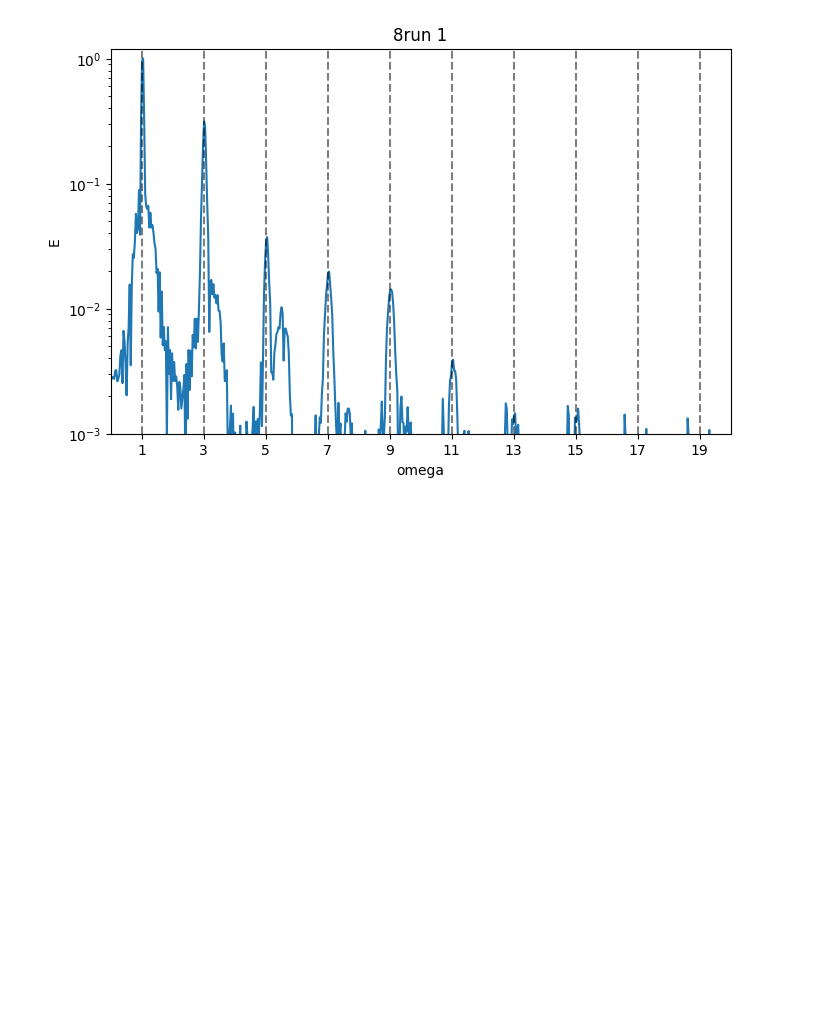
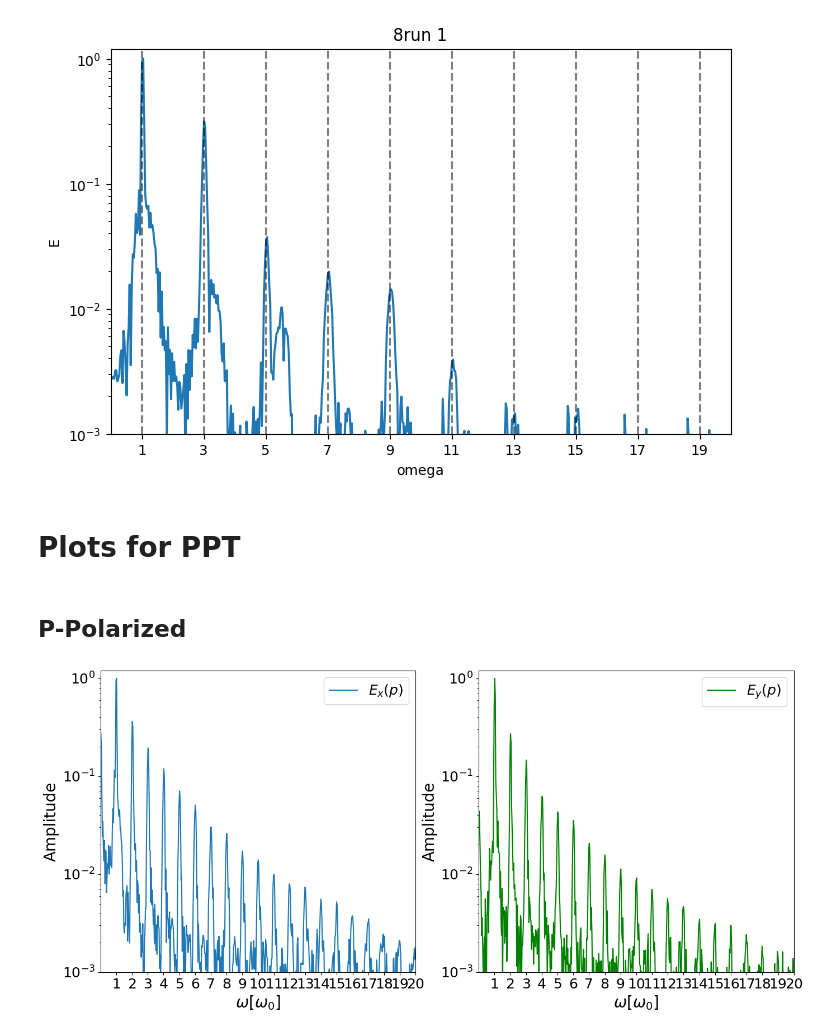
Before and after one commit to Hari31416/MSc_Project, a Jupyter notebook: EPOCH/TwoD/Final/plots.ipynb, the cells around one changed output. Drawn from its saved outputs; the diff is of its cells as text; code cells hidden in the pictures; blank space fills up the shorter version.

```diff
--- a/EPOCH/TwoD/Final/plots.ipynb
+++ b/EPOCH/TwoD/Final/plots.ipynb
@@ -1,5 +1,9 @@
 # %%
 import numpy as np
 import matplotlib.pyplot as plt
+plt.rcParams["font.size"] = 18
+plt.rcParams["axes.labelsize"] = 20
+plt.rcParams["axes.titlesize"] = 18
+plt.rcParams["figure.figsize"] = (10, 8)
 # %%
 DATA_DIR = "output_data"
@@ -16,15 +21,22 @@ def get_ticks(type_):
     else:
         return None
 # %%
-def plot_one_fft(ax, run, id_, component, xlim = XLIM, ylim = YLIM, hline = True, ticks="odd"):
+def plot_one_fft(ax, run, id_, component, xlim = XLIM, ylim = YLIM, hline = True, ticks="odd", title=False, linestyle="-", color=None):
     E_file_name = f"{DATA_DIR}/{run}_fft_{component}_{id_}.npy"
     omega_file_name = f"{DATA_DIR}/{run}_omega_{component}_{id_}.npy"
     E = np.load(E_file_name)
     omega = np.load(omega_file_name)
-    ax.plot(omega, E, label = f"$E_{component}$")
-    ax.set_xlabel("omega")
-    ax.set_ylabel("E")
-    ax.set_title(f"{run} {id_}")
+    if component in ["x", "y"]:
+        label = f"$E_{component}(p)$"
+    else:
+        label = f"$E_{component}(s)$"
+    ax.plot(omega, E, label = label, linestyle = linestyle, color = color)
+    ax.set_xlabel("$\omega [\omega_0]$")
+    ax.set_ylabel("Amplitude")
+    if title is None:
+        ax.set_title(f"{run} {id_}")
+    elif title:
+        ax.set_title(title)
     ax.set_yscale("log")
 
     xticks = get_ticks(ticks)
@@ -113,3 +127,16 @@ fig, ax = plt.subplots(1, 1, figsize = (8, 5))
 plot_one_fft(ax, "8run", "1", "z", ticks="o")
 # %% [output]
 [figure]
+# %% [markdown]
+# Plots for PPT
+# %% [markdown]
+## P-Polarized
+# %%
+fig, ax = plt.subplots(1, 2, figsize = (16, 7))
+plot_one_fft(ax[0], "1run", "1", "x", ticks="both", hline=False)
+plot_one_fft(ax[1], "1run", "1", "y", ticks="both", hline=False, color="g")
+ax[0].legend()
+ax[1].legend()
+fig.savefig(f"{SAVE_PATH}/p2d.png", bbox_inches="tight")
+# %% [output]
+[figure, added]
```
Also changed, not shown: parts of 3 cells of this notebook, 15 other files.
